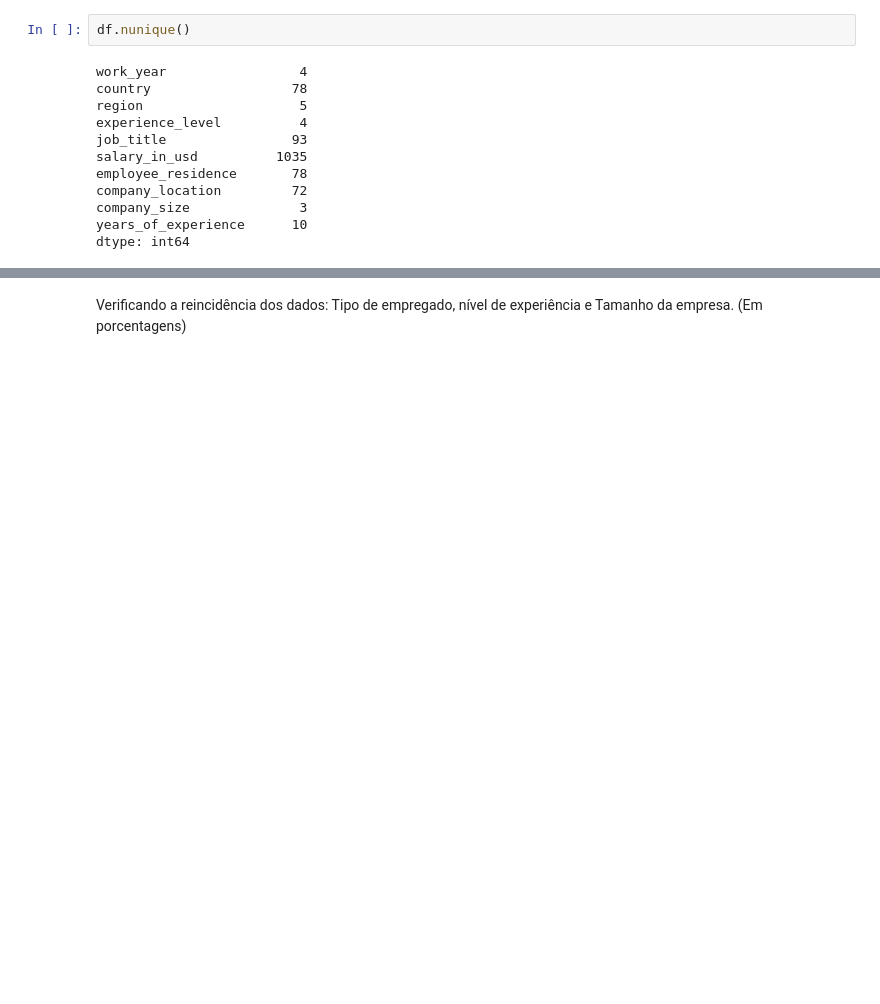
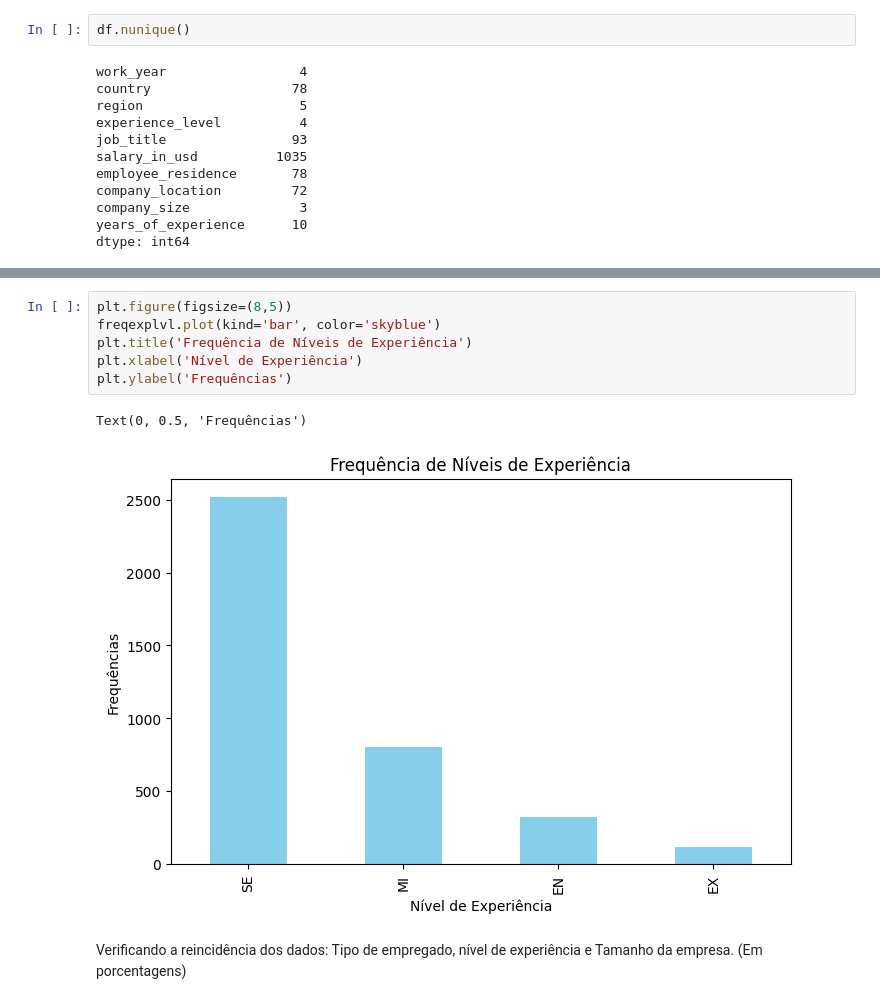
Before and after one commit to dingosin/desafiodnc, a Jupyter notebook: Desafio/analise_de_dados.ipynb, the cells around one changed output, grey strips where cells are left out. Cells and saved outputs as stored; diff of their text form; blank space fills up the shorter version.

```diff
--- a/Desafio/analise_de_dados.ipynb
+++ b/Desafio/analise_de_dados.ipynb
@@ -119,3 +171,12 @@ dtype: int64
+# %%
+plt.figure(figsize=(8,5))
+freqexplvl.plot(kind='bar', color='skyblue')
+plt.title('Frequência de Níveis de Experiência')
+plt.xlabel('Nível de Experiência')
+plt.ylabel('Frequências')
+# %% [output]
+Text(0, 0.5, 'Frequências')
+[figure, added]
 # %% [markdown]
 Verificando a reincidência dos dados: Tipo de empregado, nível de experiência e Tamanho da empresa. (Em porcentagens)
 # %%
```
Also changed, not shown: parts of 21 cells of this notebook.
